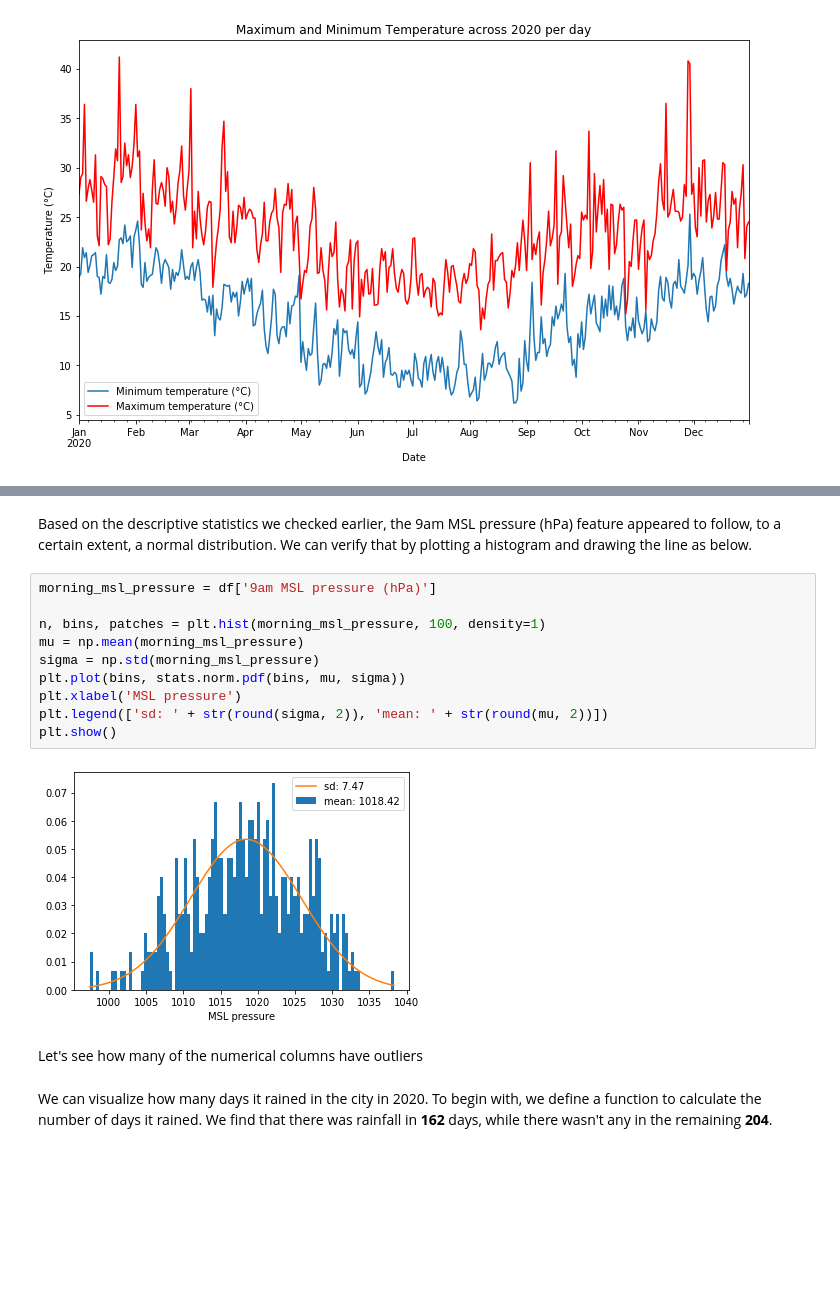
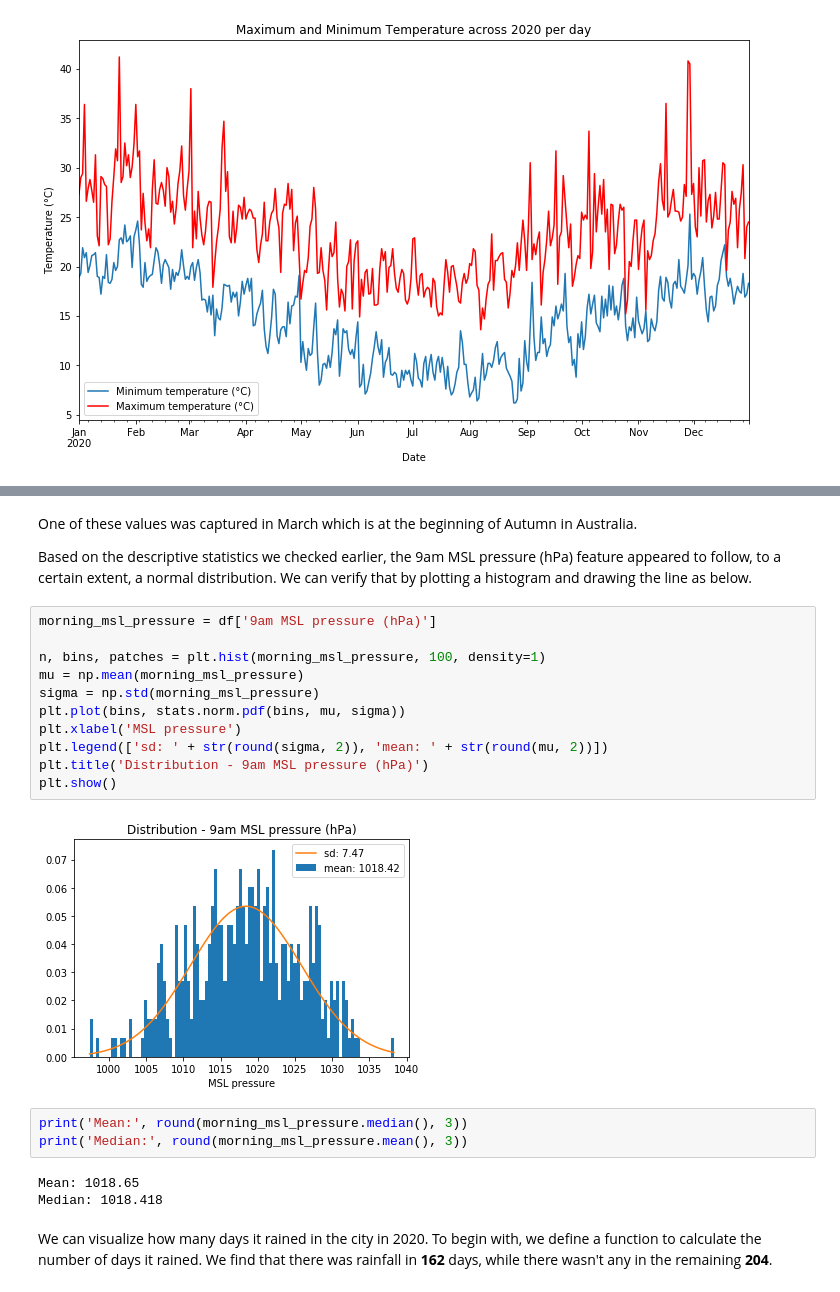
Before and after one commit to pvts/rainfall-prediction, a Jupyter notebook: weather.ipynb, the cells around one changed output, grey strips where cells are left out. Saved outputs shown, nothing was run; the diff lists cells and outputs as text; blank space fills up the shorter version.

```diff
--- a/weather.ipynb
+++ b/weather.ipynb
@@ -108,19 +132,26 @@ plt.show()
 # %% [markdown]
+One of these values was captured in March which is at the beginning of Autumn in Australia.
+
 Based on the descriptive statistics we checked earlier, the 9am MSL pressure (hPa) feature appeared to follow, to a certain extent, a normal distribution. We can verify that by plotting a histogram and drawing the line as below.
 # %%
 morning_msl_pressure = df['9am MSL pressure (hPa)']
 
 n, bins, patches = plt.hist(morning_msl_pressure, 100, density=1)
 mu = np.mean(morning_msl_pressure)
 sigma = np.std(morning_msl_pressure)
 plt.plot(bins, stats.norm.pdf(bins, mu, sigma))
 plt.xlabel('MSL pressure')
 plt.legend(['sd: ' + str(round(sigma, 2)), 'mean: ' + str(round(mu, 2))])
+plt.title('Distribution - 9am MSL pressure (hPa)')
 plt.show()
 # %% [output]
-[figure, old version]
+[figure, new version]
-# %% [markdown]
-Let's see how many of the numerical columns have outliers
+# %%
+print('Mean:', round(morning_msl_pressure.median(), 3))
+print('Median:', round(morning_msl_pressure.mean(), 3))
+# %% [output]
+Mean: 1018.65
+Median: 1018.418
 # %% [markdown]
 We can visualize how many days it rained in the city in 2020. To begin with, we define a function to calculate the number of days it rained. We find that there was rainfall in **162** days, while there wasn't any in the remaining **204**.
 # %%
```
Also changed, not shown: parts of 28 cells of this notebook.
